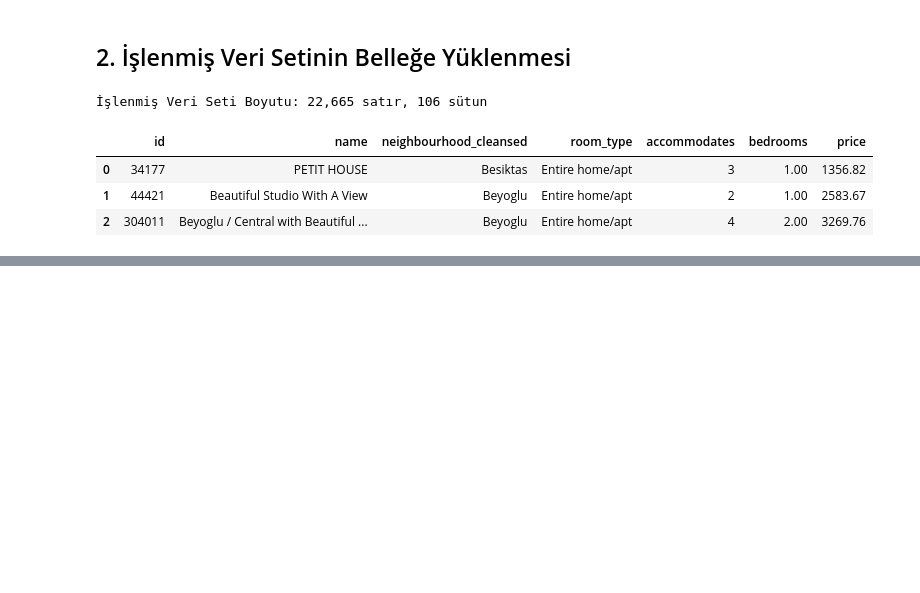
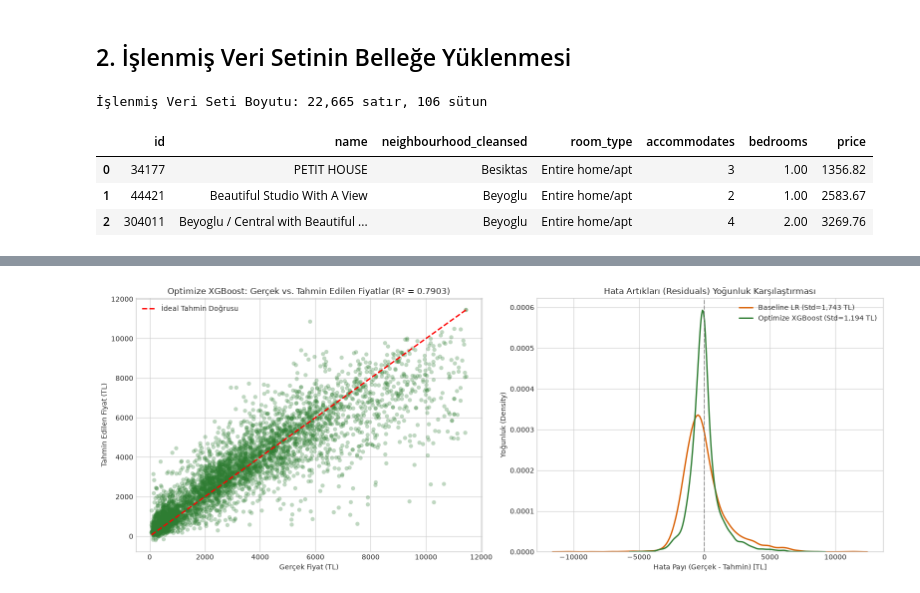
Before and after one commit to eminenazduran/SmartStay-AI, a Jupyter notebook: data_science/notebooks/03_price_prediction_model.ipynb, the cells around one changed output, grey strips where cells are left out. Cells and saved outputs as stored; diff of their text form; code cells hidden in the pictures; blank space fills up the shorter version.

```diff
--- a/data_science/notebooks/03_price_prediction_model.ipynb
+++ b/data_science/notebooks/03_price_prediction_model.ipynb
@@ -248,0 +334,27 @@ Baseline Model Kaydedildi: ..\models\baseline_linear_regression.joblib
+# %%
+fig, axes = plt.subplots(1, 2, figsize=(16, 6))
+
+# 1. Gerçek vs. Optimize XGBoost Tahmin Dağılımı
+axes[0].scatter(y_test, y_test_pred_best, alpha=0.3, color='#2e7d32', edgecolors='none')
+axes[0].plot([y_test.min(), y_test.max()], [y_test.min(), y_test.max()], '--r', linewidth=2, label='İdeal Tahmin Doğrusu')
+axes[0].set_title(f'Optimize XGBoost: Gerçek vs. Tahmin Edilen Fiyatlar (R² = {best_test_r2:.4f})', fontsize=12)
+axes[0].set_xlabel('Gerçek Fiyat (TL)', fontsize=10)
+axes[0].set_ylabel('Tahmin Edilen Fiyat (TL)', fontsize=10)
+axes[0].legend()
+
+# 2. Hata Artıkları (Residuals) Karşılaştırması
+residuals_lr = y_test - y_test_pred_lr
+residuals_xgb = y_test - y_test_pred_best
+
+sns.kdeplot(residuals_lr, ax=axes[1], color='#d95f02', label=f'Baseline LR (Std={residuals_lr.std():,.0f} TL)', linewidth=2)
+sns.kdeplot(residuals_xgb, ax=axes[1], color='#2e7d32', label=f'Optimize XGBoost (Std={residuals_xgb.std():,.0f} TL)', linewidth=2)
+axes[1].axvline(0, color='gray', linestyle='--', alpha=0.7)
+axes[1].set_title('Hata Artıkları (Residuals) Yoğunluk Karşılaştırması', fontsize=12)
+axes[1].set_xlabel('Hata Payı (Gerçek - Tahmin) [TL]', fontsize=10)
+axes[1].set_ylabel('Yoğunluk (Density)', fontsize=10)
+axes[1].legend()
+
+plt.tight_layout()
+plt.show()
+# %% [output]
+[figure, added]
```
Also changed, not shown: parts of 38 cells of this notebook.
